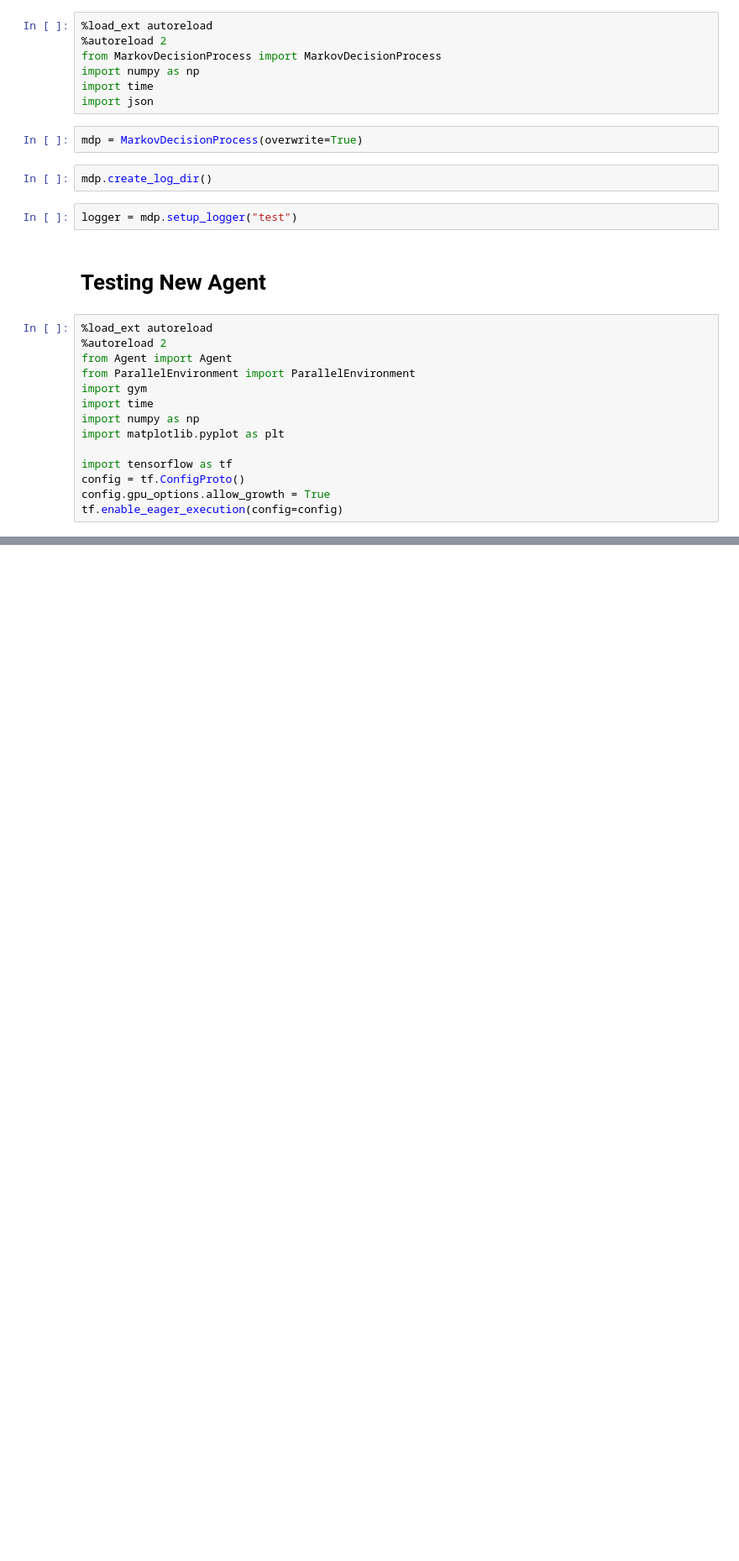
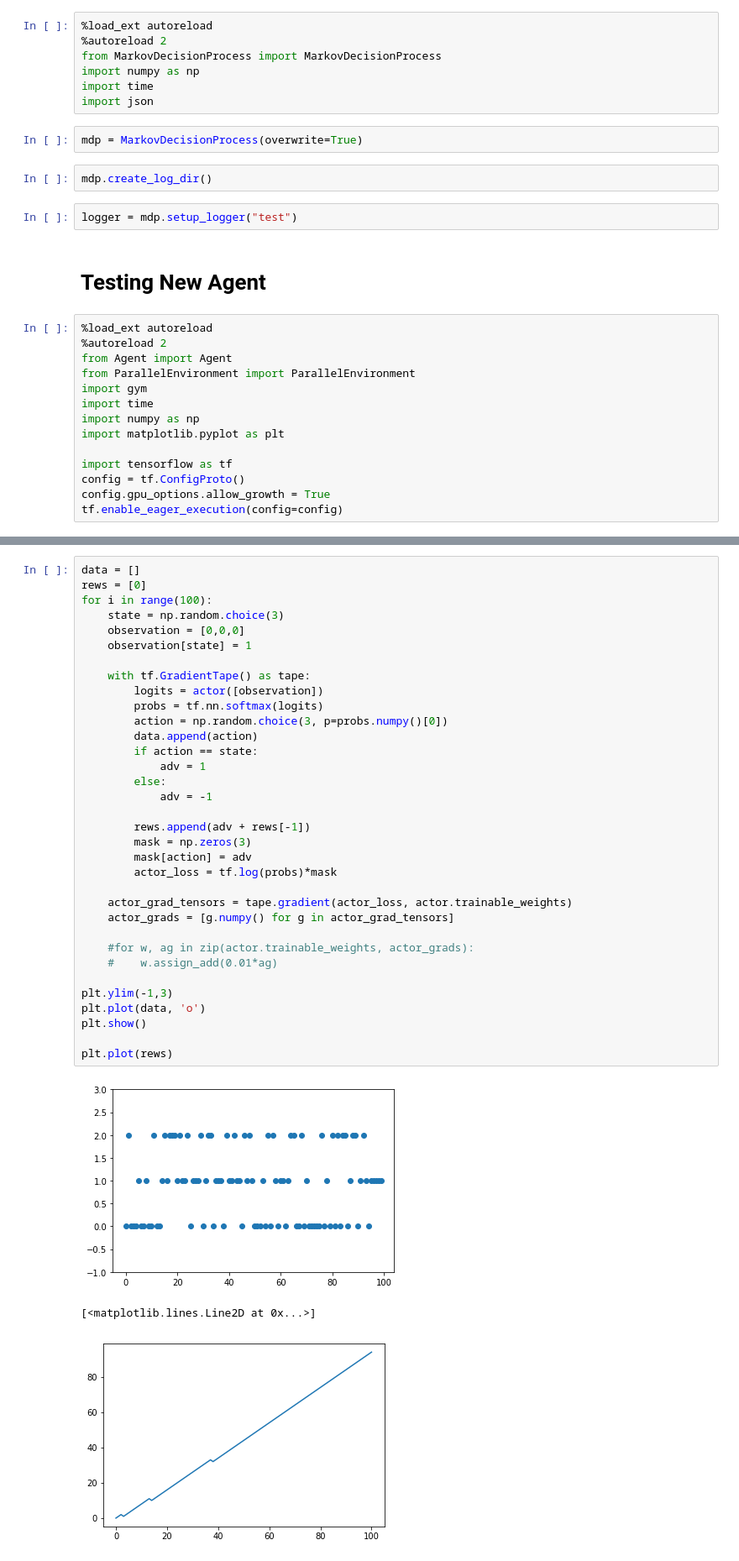
Before and after one commit to nathanmargaglio/curls, a Jupyter notebook: Examples.ipynb, the cells around one changed output, grey strips where cells are left out. Shown at 84% size. Cells and saved outputs as stored; diff of their text form; blank space fills up the shorter version.

```diff
--- a/Examples.ipynb
+++ b/Examples.ipynb
@@ -130,3 +228,41 @@ tf.enable_eager_execution(config=config)
+# %%
+data = []
+rews = [0]
+for i in range(100):
+    state = np.random.choice(3)
+    observation = [0,0,0]
+    observation[state] = 1
+
+    with tf.GradientTape() as tape:
+        logits = actor([observation])
+        probs = tf.nn.softmax(logits)
+        action = np.random.choice(3, p=probs.numpy()[0])
+        data.append(action)
+        if action == state:
+            adv = 1
+        else:
+            adv = -1
+
+        rews.append(adv + rews[-1])
+        mask = np.zeros(3)
+        mask[action] = adv
+        actor_loss = tf.log(probs)*mask
+
+    actor_grad_tensors = tape.gradient(actor_loss, actor.trainable_weights)
+    actor_grads = [g.numpy() for g in actor_grad_tensors]
+
+    #for w, ag in zip(actor.trainable_weights, actor_grads):
+    #    w.assign_add(0.01*ag)
+
+plt.ylim(-1,3)
+plt.plot(data, 'o')
+plt.show()
+
+plt.plot(rews)
+# %% [output]
+[figure, added]
+[<matplotlib.lines.Line2D at 0x...>]
+[figure, added]
 # %%
 env = gym.make('CartPole-v0')
 agent = Agent(env)
```
Also changed, not shown: parts of 11 cells of this notebook, 1 other file.
